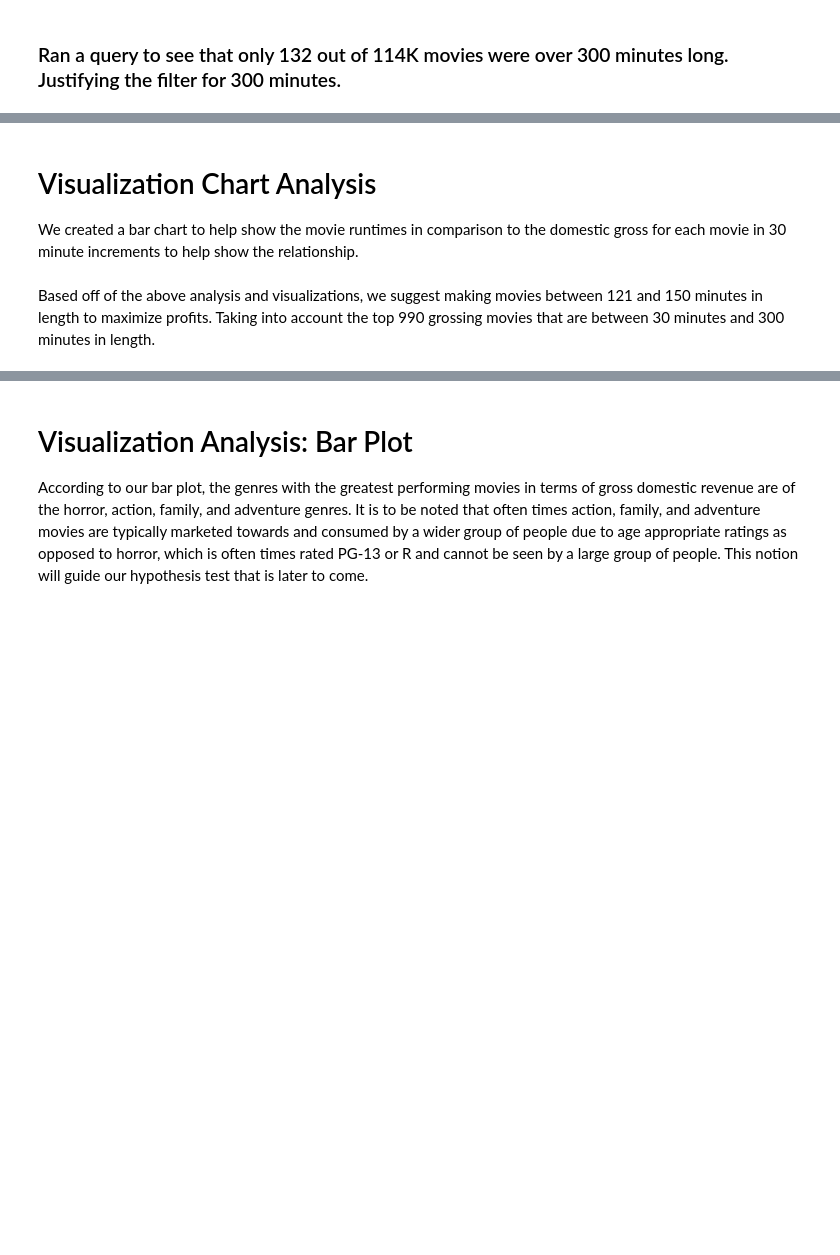
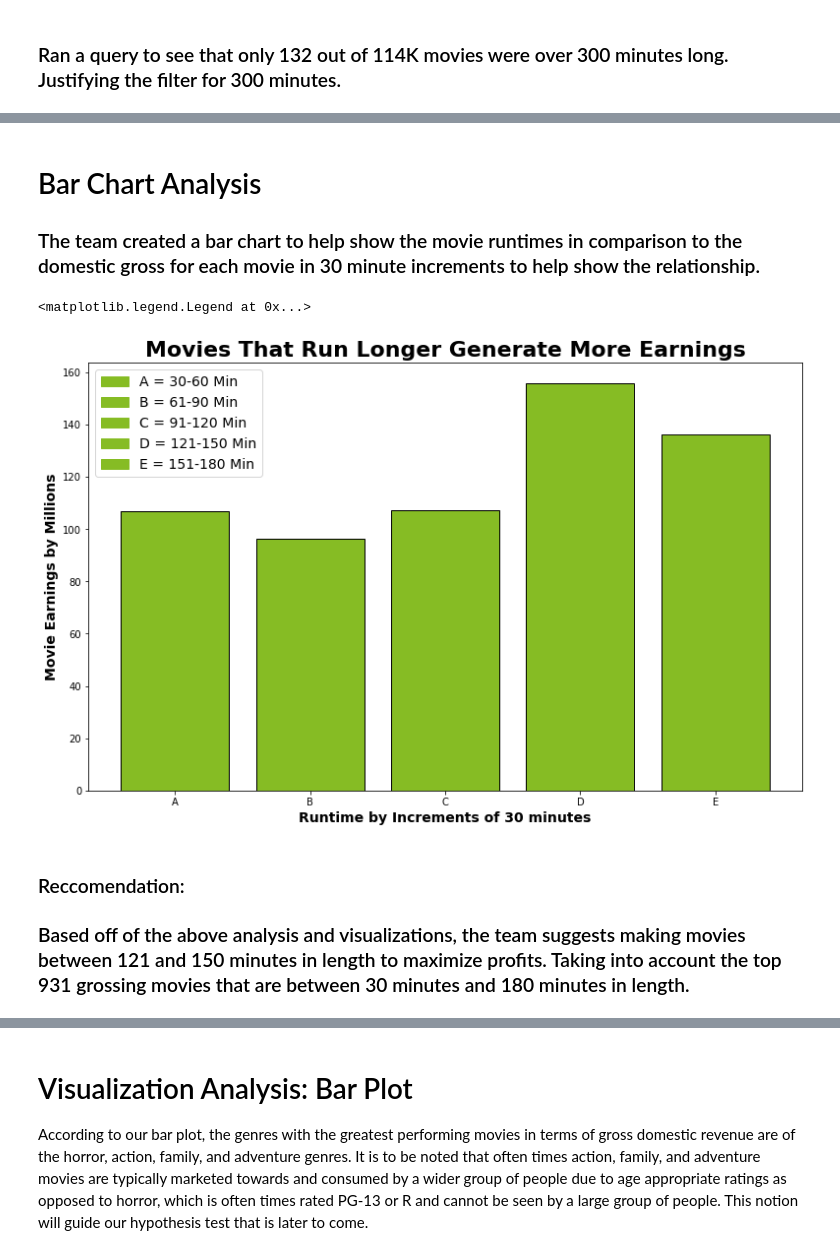
Before and after one commit to harte3/Flatiron-Capstone-Group-2, a Jupyter notebook: Final Notebook.ipynb, the cells around one changed output, grey strips where cells are left out. Saved outputs shown, nothing was run; the diff lists cells and outputs as text; code cells hidden in the pictures; blank space fills up the shorter version.

```diff
--- a/Final Notebook.ipynb
+++ b/Final Notebook.ipynb
@@ -834,7 +757,7 @@ filtered_gross = pd.read_sql("""
 SELECT DISTINCT domestic_gross, runtime_minutes
 FROM movie_gross
 LEFT JOIN movie_basics
-ON movie_gross.movie = movie_basics.primary_title
+ON movie_gross.primary_title = movie_basics.primary_title
 WHERE runtime_minutes is not null and runtime_minutes BETWEEN 30 AND 300 AND domestic_gross > 41873326
 ORDER BY domestic_gross DESC
 LIMIT 1000
@@ -842,4 +765,4 @@ LIMIT 1000
 filtered_gross = filtered_gross.astype(int)
 filtered_gross
 #filtering out movies that made less than the average gross of 40 million and had runtimes between 30 minutes and 5 hours
-#only showing movies that earned above the average domestic gross of 41873326
+#only showing movies that earned above the average domestic gross of 41873326 dollars
@@ -892,24 +842,28 @@ df_ordered
 # %% [markdown]
-# Visualization Chart Analysis
-We created a bar chart to help show the movie runtimes in comparison to the domestic gross for each movie in 30 minute increments to help show the relationship.
+# Bar Chart Analysis
+### The team created a bar chart to help show the movie runtimes in comparison to the domestic gross for each movie in 30 minute increments to help show the relationship.
 # %%
 import matplotlib.patches as mpatches
-plt.figure(figsize = (12, 7)) #adjusting the figure size of the bar graph
+plt.figure(figsize = (13, 8)) #adjusting the figure size of the bar graph
 #Plotting a bar chart and dividing the domestic gross column by 1 million to have the y axis increments clearly defined
-plt.bar(df_ordered['runtime_minutes_grouped'],df_ordered['domestic_gross']/1000000,align='center', edgecolor='black', color = '#86BC24')
+plt.bar(df_run['runtime_minutes_grouped'],df_run['domestic_gross']/1000000,align='center', edgecolor='black', color = '#86BC24')
 plt.title('Movies That Run Longer Generate More Earnings', fontsize = 22, fontweight = 'bold') #plotting the title
 plt.ylabel('Movie Earnings by Millions', fontsize = '14', fontweight = 'bold') #plotting the y axis label
 plt.xlabel('Runtime by Increments of 30 minutes', fontsize = '14', fontweight = 'bold') #plotting the x axis label
 
 
 patch1 = mpatches.Patch(color = '#86BC24', label= 'A = 30-60 Min')
 patch2 = mpatches.Patch(color = '#86BC24', label = 'B = 61-90 Min')
 patch3 = mpatches.Patch(color = '#86BC24', label = 'C = 91-120 Min')
 patch4 = mpatches.Patch(color = '#86BC24', label = 'D = 121-150 Min')
 patch5 = mpatches.Patch(color = '#86BC24', label = 'E = 151-180 Min')
-plt.legend(handles=[patch1, patch2, patch3, patch4, patch5], fontsize = 14)
+plt.legend(handles=[patch1, patch2, patch3, patch4, patch5], fontsize = 14) # creating the legend with the above patches
+# %% [output]
+<matplotlib.legend.Legend at 0x...>
+[figure, added]
 # %% [markdown]
-Based off of the above analysis and visualizations, we suggest making movies between 121 and 150 minutes in length to maximize profits. Taking into account the top 990 grossing movies that are between 30 minutes and 300 minutes in length.
+### Reccomendation:
+### Based off of the above analysis and visualizations, the team suggests making movies between 121 and 150 minutes in length to maximize profits. Taking into account the top 931 grossing movies that are between 30 minutes and 180 minutes in length.
 # %% [markdown]
 # Question 3: What is the best genre for optimal revenue?
 
```
Also changed, not shown: parts of 38 cells of this notebook.
